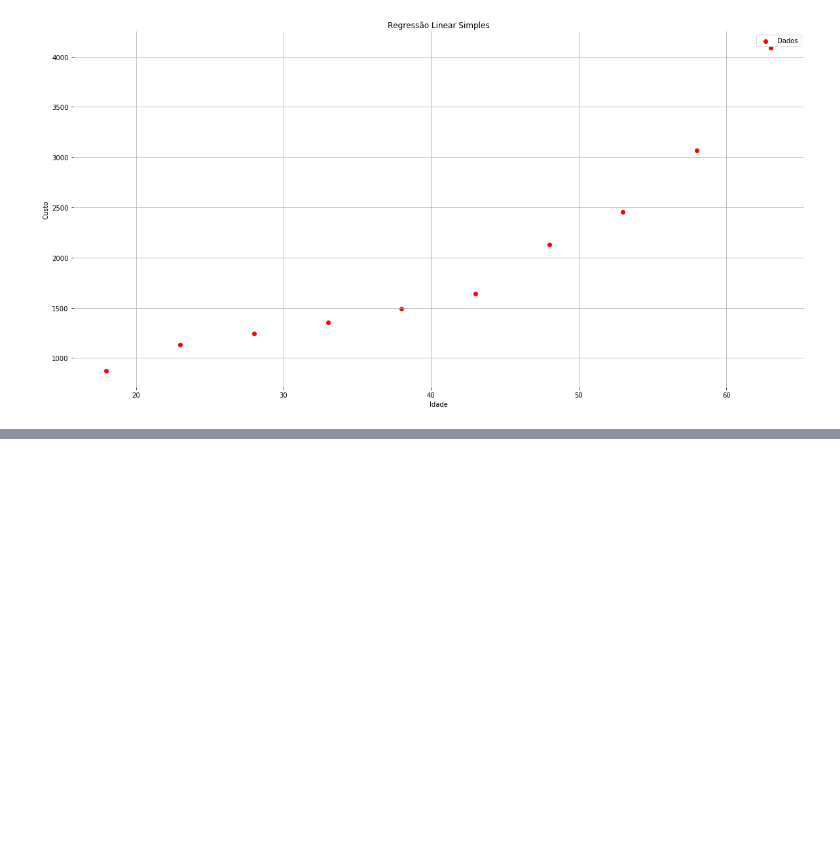
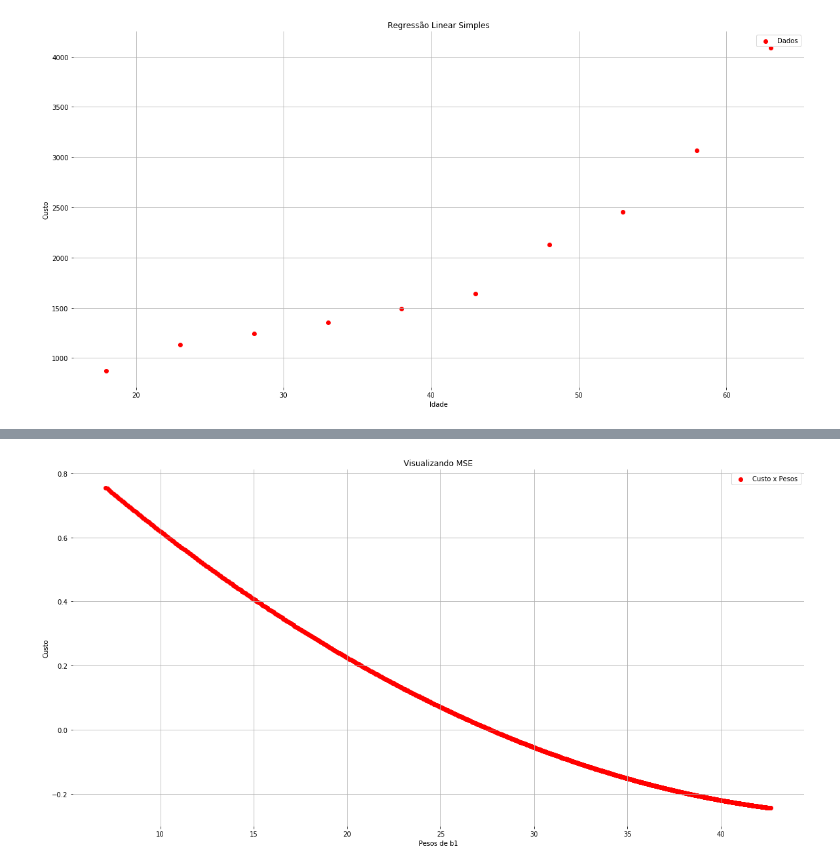
Before and after one commit to Alyssonmach/CnnResearchMeetings, a Jupyter notebook: Semana 04 - 09-10-2020/Parte 02 - Regressão e Gradiente Descendente/gradiente-e-regressao.ipynb, the cells around one changed output, grey strips where cells are left out. Drawn from its saved outputs; the diff is of its cells as text; code cells hidden in the pictures; blank space fills up the shorter version.

```diff
--- a/Semana 04 - 09-10-2020/Parte 02 - Regressão e Gradiente Descendente/gradiente-e-regressao.ipynb
+++ b/Semana 04 - 09-10-2020/Parte 02 - Regressão e Gradiente Descendente/gradiente-e-regressao.ipynb
@@ -190,0 +234,26 @@ print(100 - media_erro)
+# %%
+# definindo a dimensão do gráfico
+plt.figure(figsize = (20,10))
+
+# plotando os pesos de b1 em relação ao custo
+plt.scatter(valores_b1, custo, color = "red", label = "Custo x Pesos")
+
+# colocando um título no gráfico
+plt.title('Visualizando MSE')
+
+# colocando um título no eixo x
+plt.xlabel('Pesos de b1')
+
+# colocando um título no eixo y
+plt.ylabel('Custo')
+
+# colocando a legenda no gráfico
+plt.legend()
+
+# colocando uma grade ao gráfico
+plt.grid(True)
+
+# removendo a moldura do gráfico
+plt.box(False)
+# %% [output]
+[figure, added]
```
Also changed, not shown: parts of 10 cells of this notebook.
